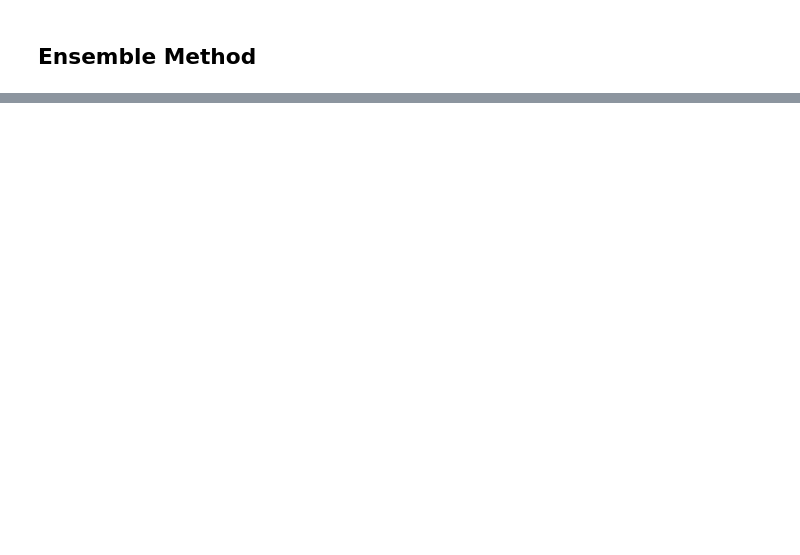
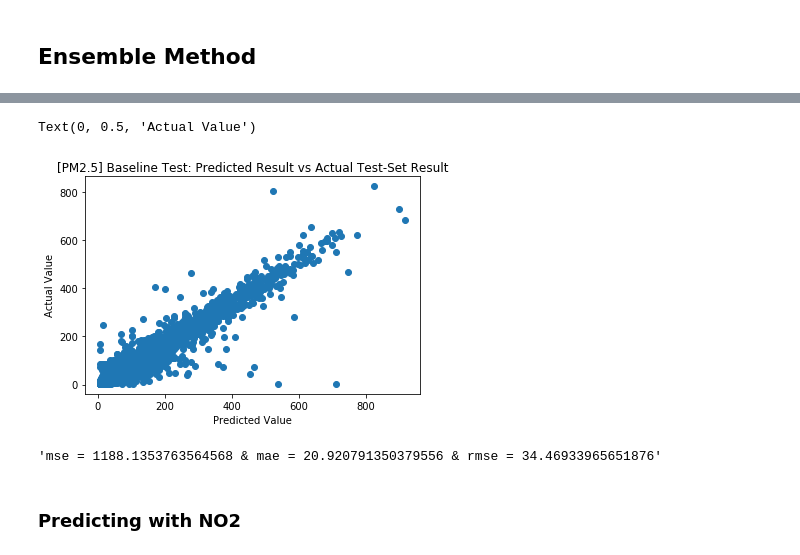
Before and after one commit to rickypereira/BeijingAirPollutionPrediction, a Jupyter notebook: Ensemble.ipynb, the cells around one changed output, grey strips where cells are left out. Saved outputs shown, nothing was run; the diff lists cells and outputs as text; code cells hidden in the pictures; blank space fills up the shorter version.

```diff
--- a/Ensemble.ipynb
+++ b/Ensemble.ipynb
@@ -71,7 +83,8 @@ X_co, y_co = prepare(test_set, "CO")
 X_temp, y_temp = prepare(test_set, "TEMP")
 X_pres, y_pres = prepare(test_set, "PRES")
 X_dewp, y_dewp = prepare(test_set, "DEWP")
-X_wspm, y_wspm = prepare(test_set, "WSPM")
+X_no2, y_no2 = prepare(test_set, "NO2")
+X_pm25, y_pm25 = prepare(test_set, "PM2.5")
 # %%
 # Reshaping
 X_o3 = reshape(X_o3)
@@ -80,7 +93,8 @@ X_co = reshape(X_co)
 X_temp = reshape(X_temp)
 X_pres = reshape(X_pres)
 X_dewp = reshape(X_dewp)
-X_wspm = reshape(X_wspm)
+X_no2 = reshape(X_no2)
+X_pm25 = reshape(X_pm25)
 # %%
 # Getting Predictions
 
@@ -168,0 +154,21 @@ validate_prediction(rescaled, p)
+# %%
+##Baseline Testing:
+predicted_baseline_pm25 = baseline_model_pm25.predict(X_pm25)
+#predicted_pres = np.reshape(predicted_pres, (predicted_pres.size,))
+
+rescaled_predicted = scaler_pm25.inverse_transform(predicted_baseline_pm25)
+actual_val = test_set[['PM2.5']].values[1:]
+# %%
+plt.scatter(rescaled_predicted, actual_val)
+plt.title("[PM2.5] Baseline Test: Predicted Result vs Actual Test-Set Result")
+plt.xlabel("Predicted Value")
+plt.ylabel("Actual Value")
+# %% [output]
+Text(0, 0.5, 'Actual Value')
+[figure, added]
+# %%
+validate_prediction(rescaled_predicted, actual_val)
+# %% [output]
+'mse = 1188.1353763564568 & mae = 20.920791350379556 & rmse = 34.46933965651876'
+# %% [markdown]
+### Predicting with NO2
```
Also changed, not shown: parts of 25 cells of this notebook, 2 other files.
